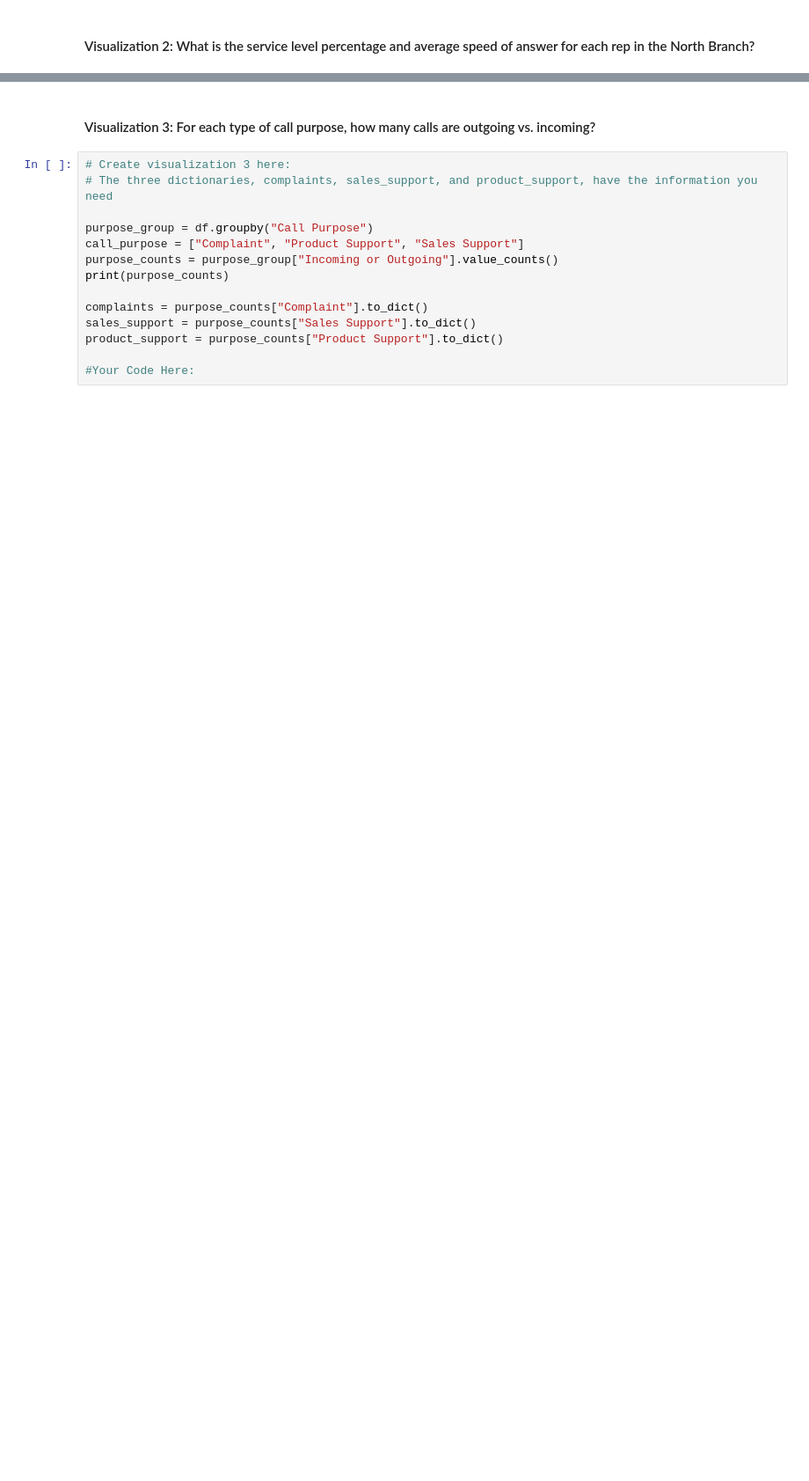
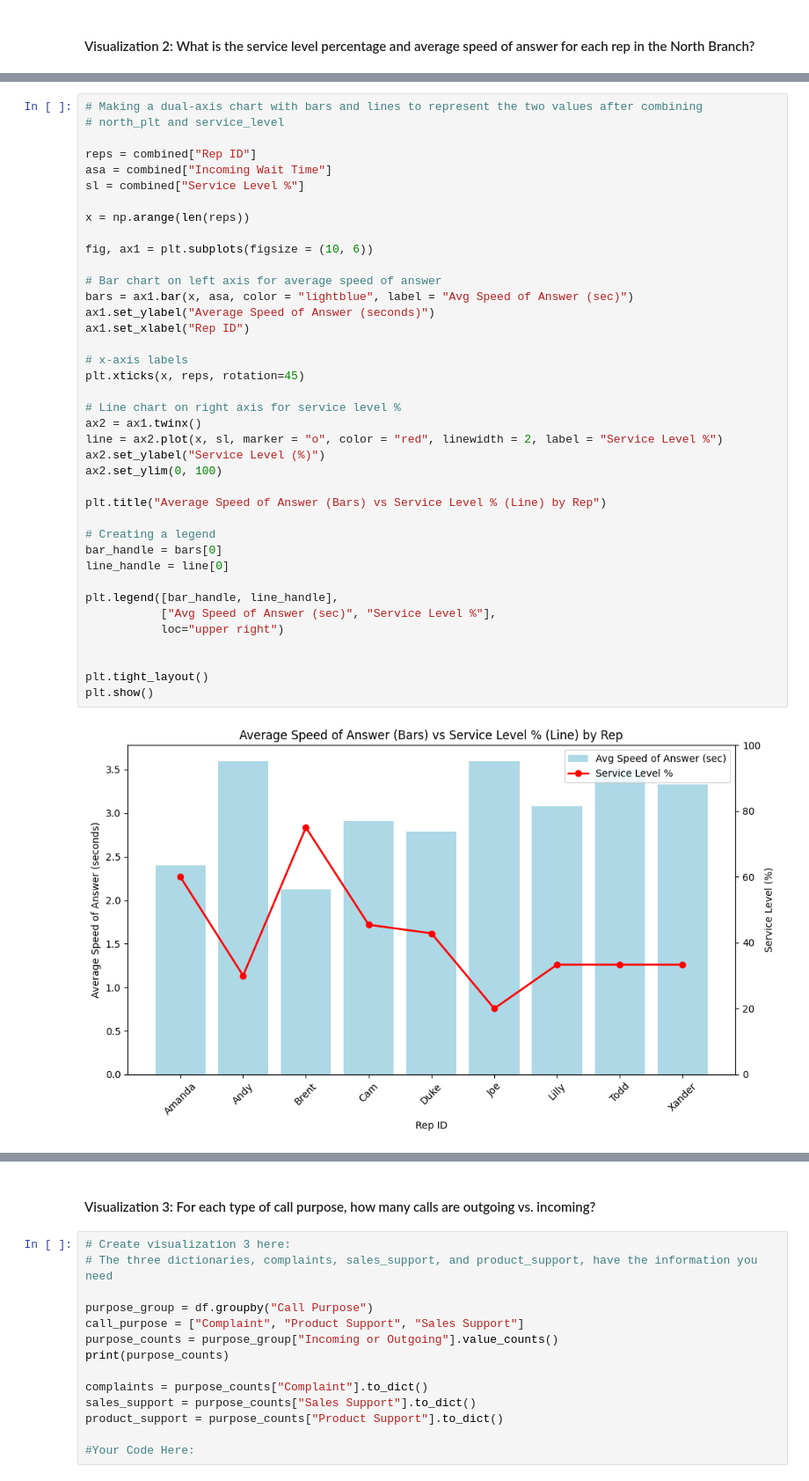
Before and after one commit to SaSheaGaston/call-center-cleanup-assignment, a Jupyter notebook: Call_Center_Cleanup.ipynb, the cells around one changed output, grey strips where cells are left out. Shown: that part at 88% size. Drawn from its saved outputs; the diff is of its cells as text; blank space fills up the shorter version.

```diff
--- a/Call_Center_Cleanup.ipynb
+++ b/Call_Center_Cleanup.ipynb
@@ -724,0 +862,41 @@ NameError: name 'north' is not defined
+# %%
+# Making a dual-axis chart with bars and lines to represent the two values after combining
+# north_plt and service_level
+
+reps = combined["Rep ID"]
+asa = combined["Incoming Wait Time"]
+sl = combined["Service Level %"]
+
+x = np.arange(len(reps))
+
+fig, ax1 = plt.subplots(figsize = (10, 6))
+
+# Bar chart on left axis for average speed of answer
+bars = ax1.bar(x, asa, color = "lightblue", label = "Avg Speed of Answer (sec)")
+ax1.set_ylabel("Average Speed of Answer (seconds)")
+ax1.set_xlabel("Rep ID")
+
+# x-axis labels
+plt.xticks(x, reps, rotation=45)
+
+# Line chart on right axis for service level %
+ax2 = ax1.twinx()
+line = ax2.plot(x, sl, marker = "o", color = "red", linewidth = 2, label = "Service Level %")
+ax2.set_ylabel("Service Level (%)")
+ax2.set_ylim(0, 100)
+
+plt.title("Average Speed of Answer (Bars) vs Service Level % (Line) by Rep")
+
+# Creating a legend
+bar_handle = bars[0]
+line_handle = line[0]
+
+plt.legend([bar_handle, line_handle],
+           ["Avg Speed of Answer (sec)", "Service Level %"],
+           loc="upper right")
+
+
+plt.tight_layout()
+plt.show()
+# %% [output]
+[figure, added]
```
Also changed, not shown: parts of 26 cells of this notebook.
